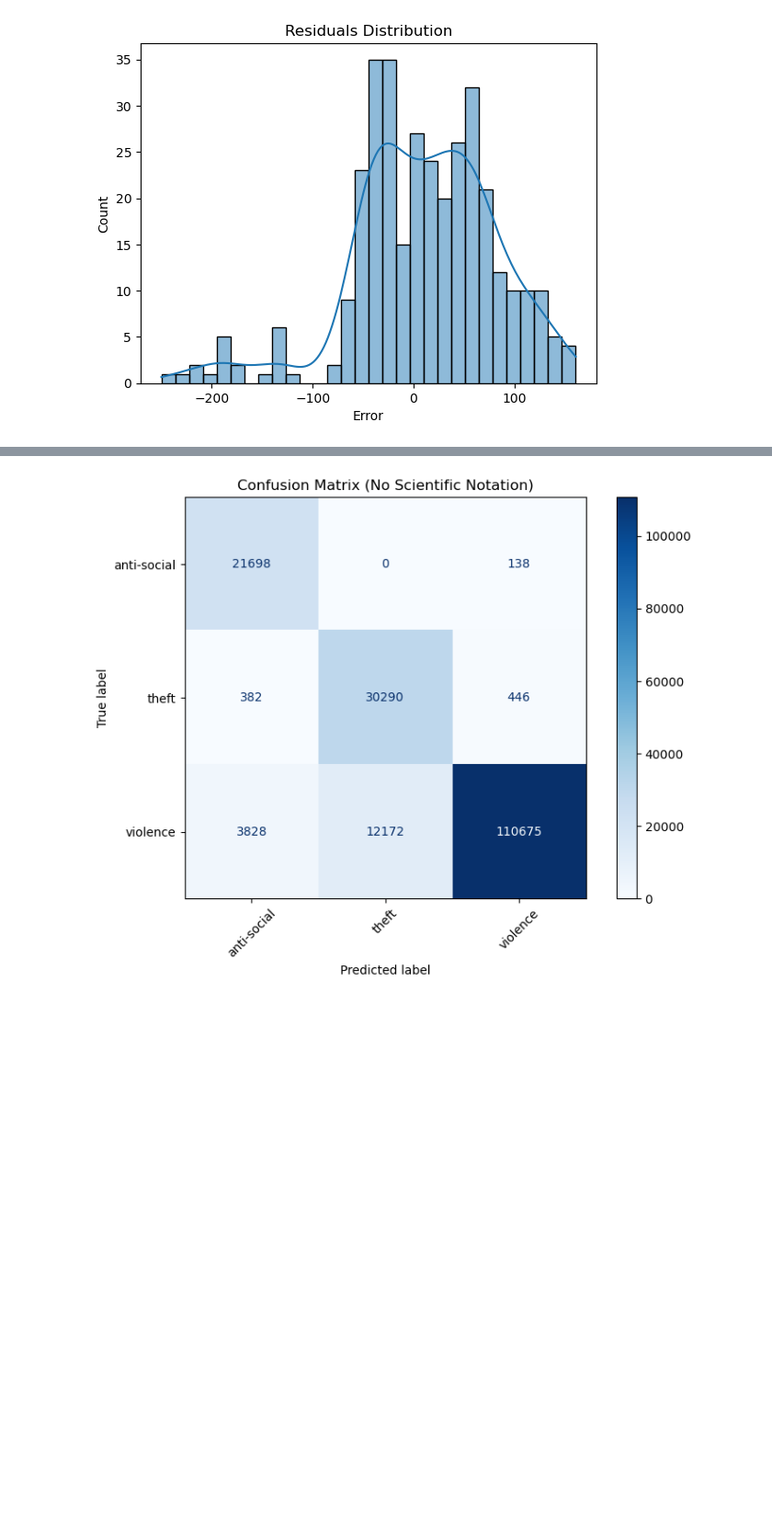
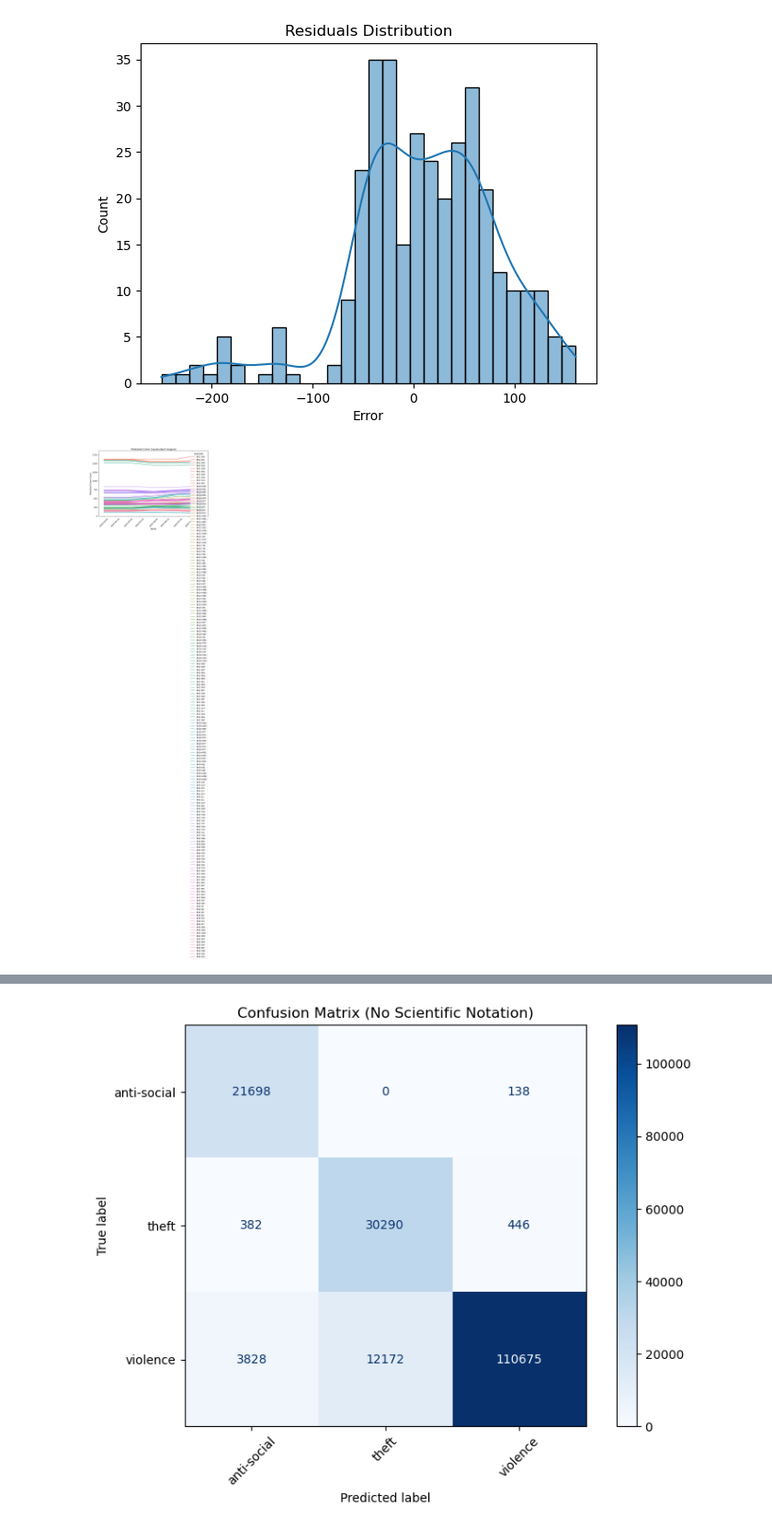
Before and after one commit to mAlex28/UK-Crime-Data-Prediction, a Jupyter notebook: notebooks/experiment.ipynb, the cells around one changed output, grey strips where cells are left out. Shown: that part at 92% size. Saved outputs shown, nothing was run; the diff lists cells and outputs as text; code cells hidden in the pictures; blank space fills up the shorter version.

```diff
--- a/notebooks/experiment.ipynb
+++ b/notebooks/experiment.ipynb
@@ -479,6 +538,18 @@ plt.xlabel("Error")
 plt.show()
 # %% [output]
 [figure]
+# %%
+# Line plot: predicted values over future months
+plt.figure(figsize=(10, 6))
+sns.lineplot(data=all_preds, x="month", y="predicted_crime_count", hue="postcode")
+plt.title("Predicted Crime Counts (April–August)")
+plt.ylabel("Predicted Crime Count")
+plt.xlabel("Month")
+plt.xticks(rotation=45)
+plt.tight_layout()
+plt.show()
+# %% [output]
+[figure, added]
 # %%
 # Save model
 joblib.dump(model, 'xgb_model.pkl')
```
Also changed, not shown: parts of 16 cells of this notebook, 1 other file.
